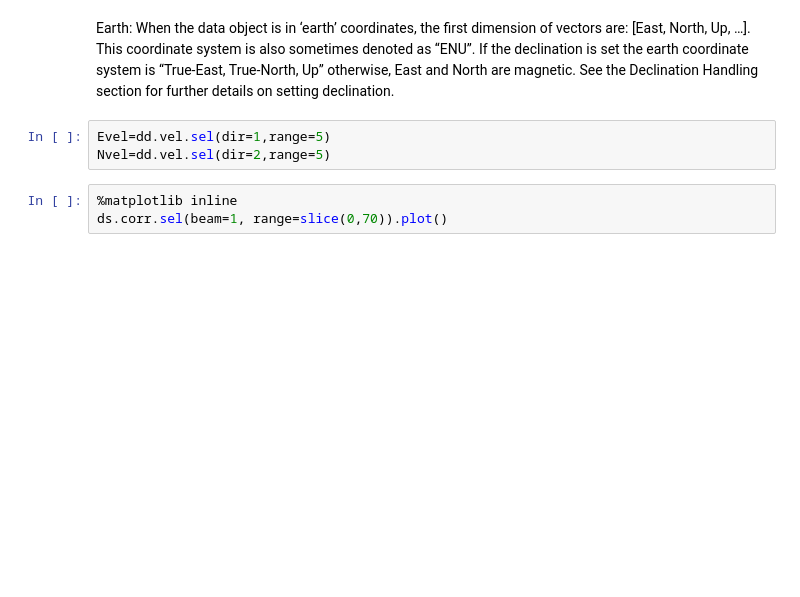
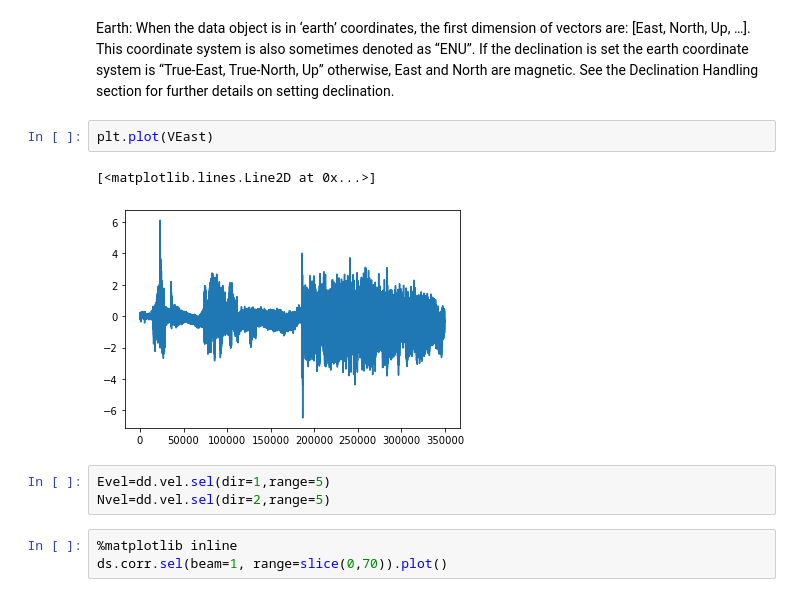
Before and after one commit to LewisDrysdale/autonaut-ADCP-data, a Jupyter notebook: read_raw_to_AD2CP.ipynb, the cells around one changed output. Saved outputs shown, nothing was run; the diff lists cells and outputs as text; blank space fills up the shorter version.

```diff
--- a/read_raw_to_AD2CP.ipynb
+++ b/read_raw_to_AD2CP.ipynb
@@ -104,5 +128,10 @@ i
 # %% [markdown]
 Earth: When the data object is in ‘earth’ coordinates, the first dimension of vectors are: [East, North, Up, …]. This coordinate system is also sometimes denoted as “ENU”. If the declination is set the earth coordinate system is “True-East, True-North, Up” otherwise, East and North are magnetic. See the Declination Handling section for further details on setting declination.
+# %%
+plt.plot(VEast)
+# %% [output]
+[<matplotlib.lines.Line2D at 0x...>]
+[figure, added]
 # %%
 Evel=dd.vel.sel(dir=1,range=5)
 Nvel=dd.vel.sel(dir=2,range=5)
```
Also changed, not shown: parts of 6 cells of this notebook, 38 other files.
